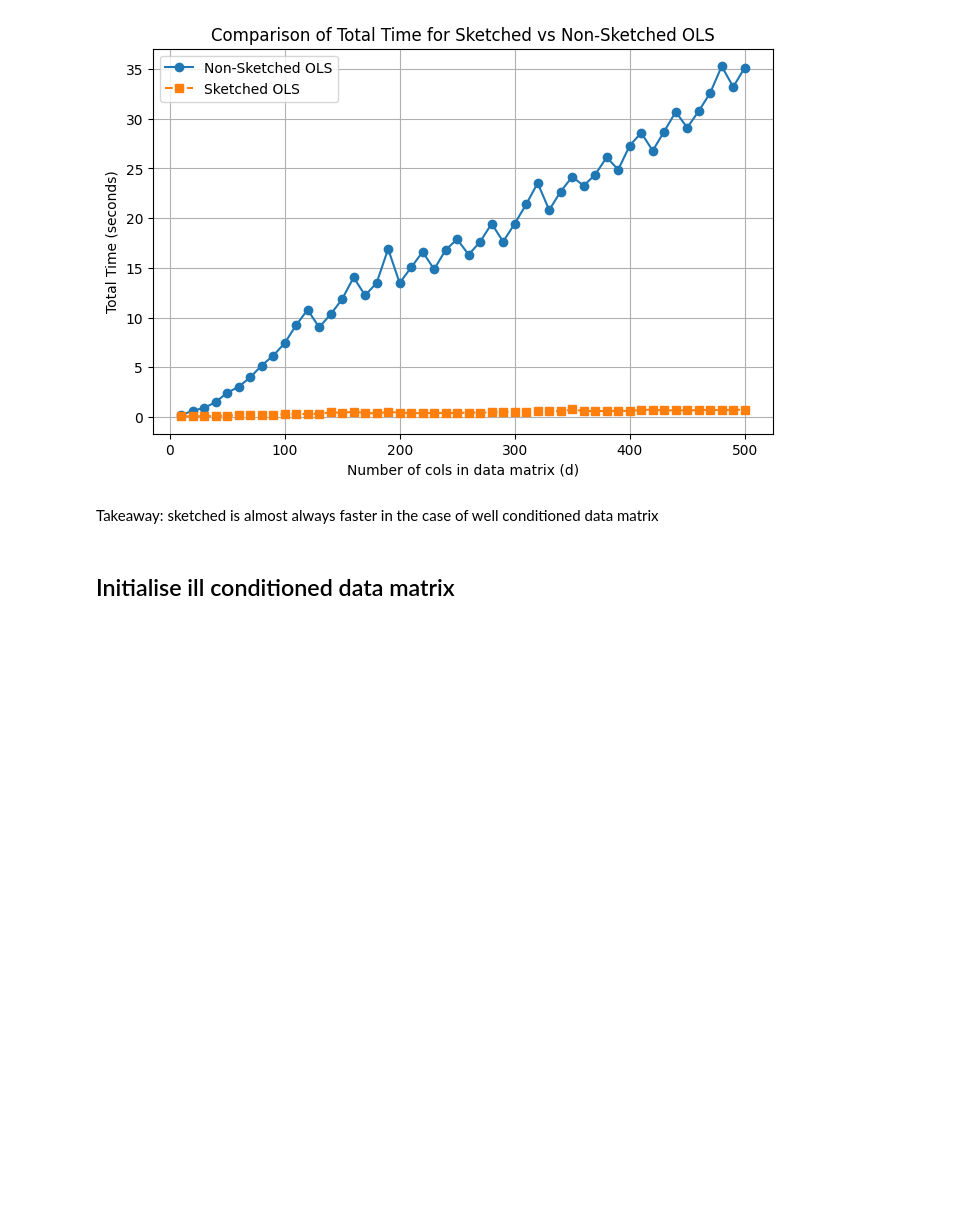
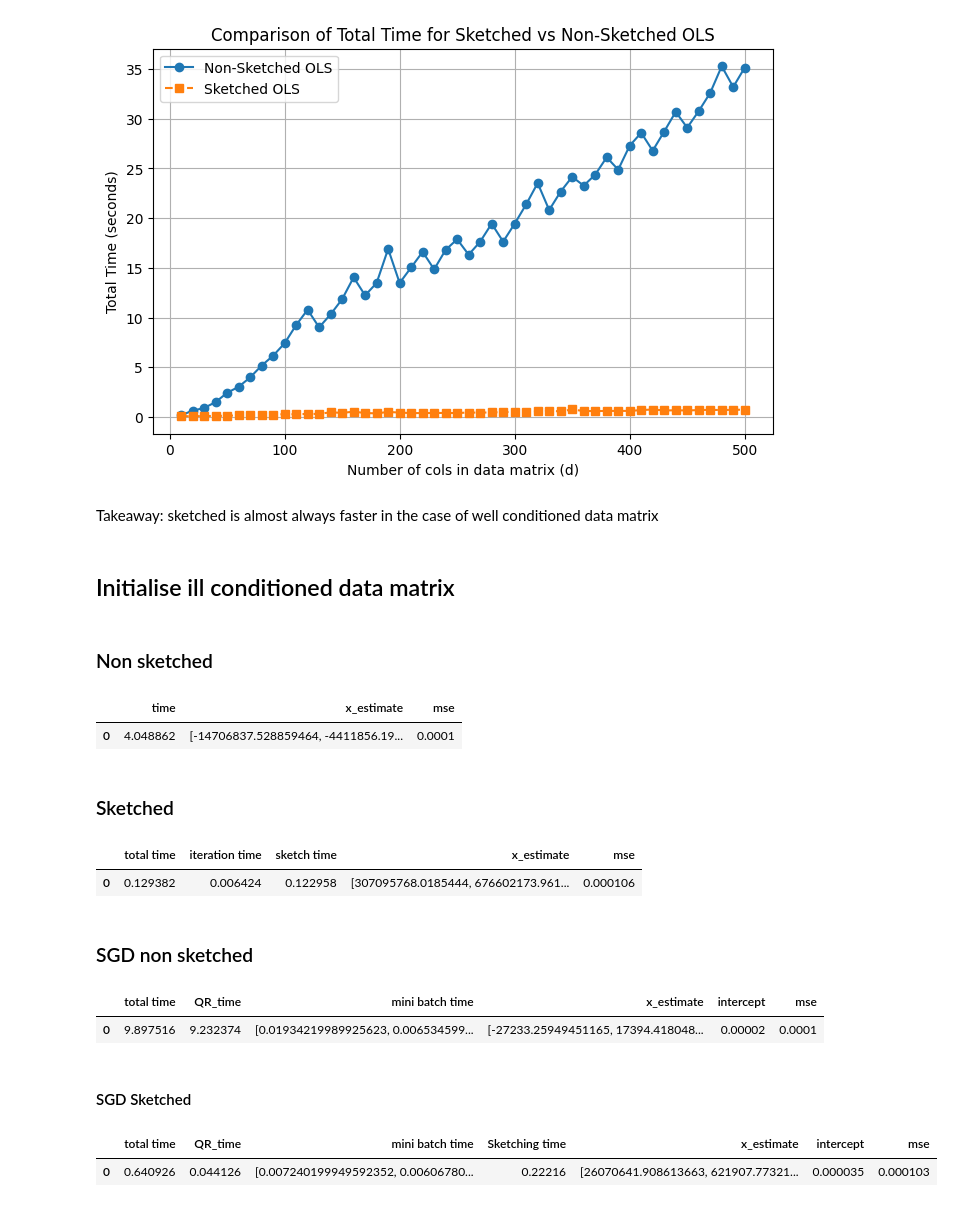
Before and after one commit to LakBoonJun1/DSA4288, a Jupyter notebook: Notebook/OLS.ipynb, the cells around one changed output. Saved outputs shown, nothing was run; the diff lists cells and outputs as text; code cells hidden in the pictures; blank space fills up the shorter version.

Commit message:
ill conditioned matrix

```diff
--- a/Notebook/OLS.ipynb
+++ b/Notebook/OLS.ipynb
@@ -1554,3 +1557,30 @@ plt.show()
 Takeaway: sketched is almost always faster in the case of well conditioned data matrix
 # %% [markdown]
 ## Initialise ill conditioned data matrix
+# %%
+#Feature matrix
+n = 500000
+d = 100
+X, y, x_true = ill_conditioned_matrix(n, d)
+# %% [markdown]
+### Non sketched
+# %%
+iterations = 1
+results = []
+
+for i in range(iterations):
+    start_time = time.time()
+    x_estimate, _, _ , _ = np.linalg.lstsq(X, y, rcond=None)
+    end_time = time.time()
+    mse = np.mean(((X @ x_estimate) - y)**2)
+    iteration_time = end_time - start_time
+
+    results.append({'time': iteration_time, 'x_estimate' : x_estimate, 'mse' : mse})
+ill_non_sketch_nplstq_df = pd.DataFrame(results)
+# %%
+ill_non_sketch_nplstq_df
+# %% [output]
+|  | time | x_estimate | mse |
+| 0 | 4.048862 | [-14706837.528859464, -4411856.19... | 0.0001 |
+# %% [markdown]
+### Sketched
@@ -1556,0 +1610,42 @@ Takeaway: sketched is almost always faster in the case of well conditioned data
+# %%
+ill_fast_sketched_nplstq_df
+# %% [output]
+|  | total time | iteration time | sketch time | x_estimate | mse |
+| 0 | 0.129382 | 0.006424 | 0.122958 | [307095768.0185444, 676602173.961... | 0.000106 |
+# %% [markdown]
+### SGD non sketched
+# %%
+iterations = 1
+results = []
+
+for i in range(iterations):
+    x_estimate , intercept, qr_time, mini_batch_time, total_time = fast_least_squares_sgd_with_intercept_no_sketch(X,y)
+    mse = np.mean(((X @ x_estimate) + intercept - y)**2)
+
+    results.append({'total time': total_time,'QR_time' : qr_time, 'mini batch time' : mini_batch_time ,  'x_estimate' : x_estimate, 'intercept' : intercept, 'mse' : mse})
+
+ill_fast_non_sketched_SGD_df = pd.DataFrame(results)
+# %%
+ill_fast_non_sketched_SGD_df
+# %% [output]
+|  | total time | QR_time | mini batch time | x_estimate | intercept | mse |
+| 0 | 9.897516 | 9.232374 | [0.01934219989925623, 0.006534599... | [-27233.25949451165, 17394.418048... | 0.00002 | 0.0001 |
+# %% [markdown]
+#### SGD Sketched
+# %%
+iterations = 1
+results = []
+m = 3000
+
+for i in range(iterations):
+    x_estimate , intercept, qr_time, mini_batch_time, sketching_time ,total_time = fast_least_squares_sgd_analysis(X,y,m)
+    mse = np.mean(((X @ x_estimate) + intercept - y)**2)
+
+    results.append({'total time': total_time,'QR_time' : qr_time, 'mini batch time' : mini_batch_time ,'Sketching time' : sketching_time , 'x_estimate' : x_estimate, 'intercept' : intercept, 'mse' : mse})
+
+ill_fast_sketched_SGD_df = pd.DataFrame(results)
+# %%
+ill_fast_sketched_SGD_df
+# %% [output]
+|  | total time | QR_time | mini batch time | Sketching time | x_estimate | intercept | mse |
+| 0 | 0.640926 | 0.044126 | [0.007240199949592352, 0.00606780... | 0.22216 | [26070641.908613663, 621907.77321... | 0.000035 | 0.000103 |
```
Also changed, not shown: parts of 7 cells of this notebook.
